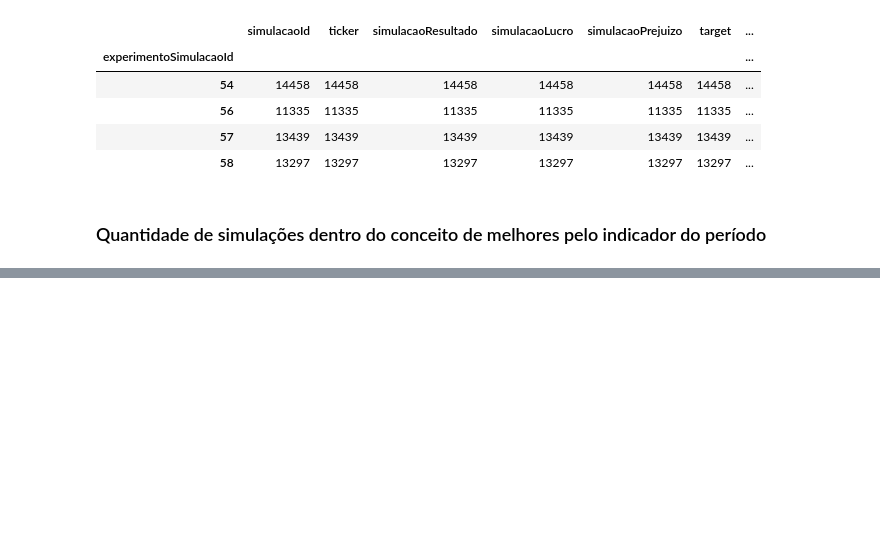
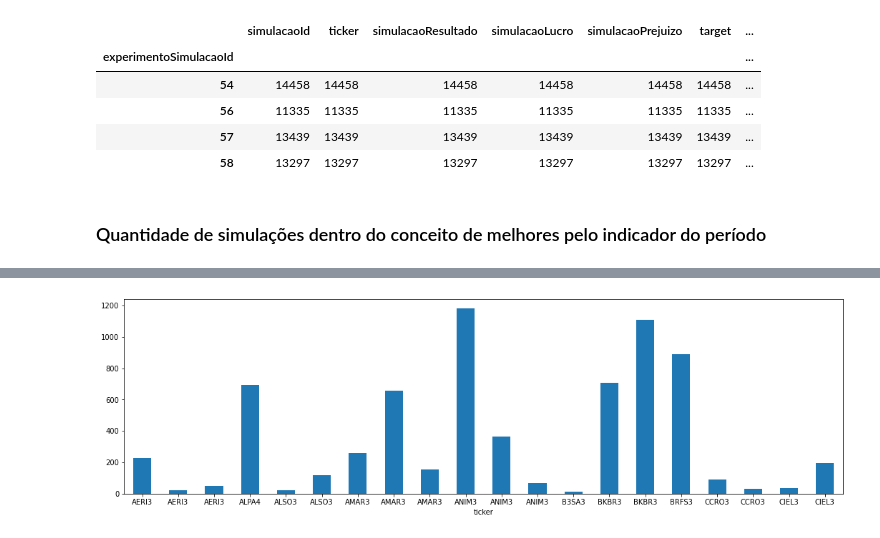
Before and after one commit to paulofor/Jupyter-Espaco01, a Jupyter notebook: Validador/Entendendo a Validação.ipynb, the cells around one changed output, grey strips where cells are left out. Saved outputs shown, nothing was run; the diff lists cells and outputs as text; code cells hidden in the pictures; blank space fills up the shorter version.

```diff
--- a/Validador/Entendendo a Validação.ipynb
+++ b/Validador/Entendendo a Validação.ipynb
@@ -82,0 +139,9 @@ dfTotais.plot(kind='pie', y = 'percentual', autopct='%1.1f%%',
+# %%
+dfTicker = df.groupby(['ticker','saldoValidacao']).size().reset_index(name ='qtde')
+# %%
+dfTicker = dfTicker.head(20)
+# %%
+dfTicker.plot.bar(x='ticker', y='qtde', rot=0, figsize=(18,5), legend=None)
+plt.show()
+# %% [output]
+[figure, added]
```
Also changed, not shown: parts of 14 cells of this notebook, 1 other file.
